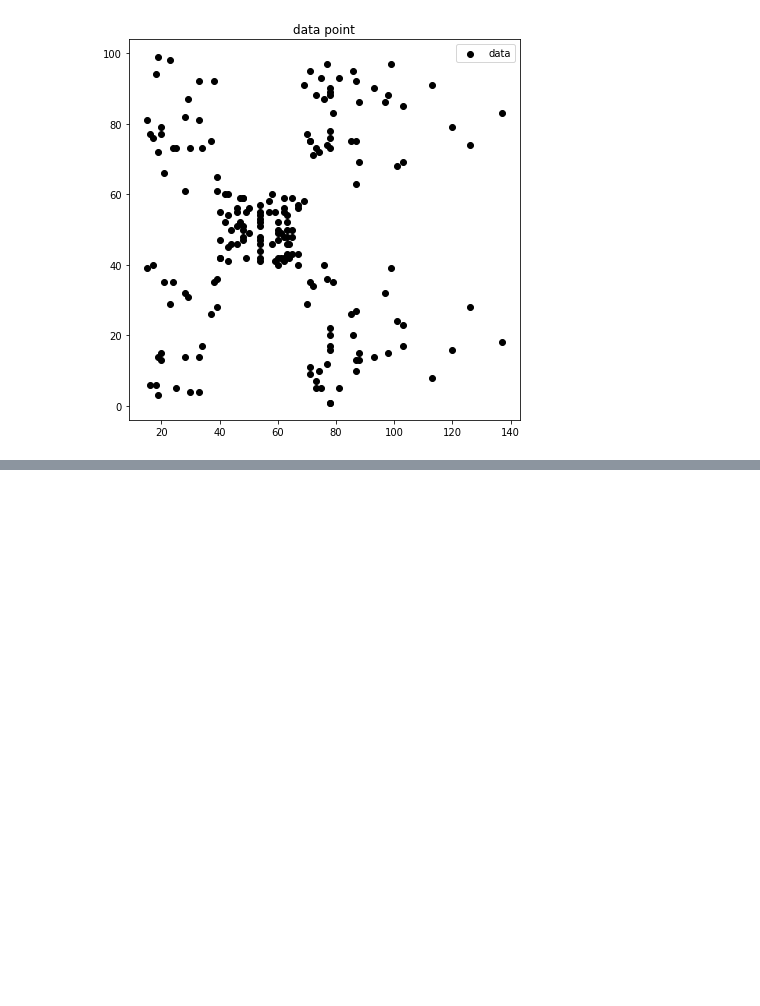
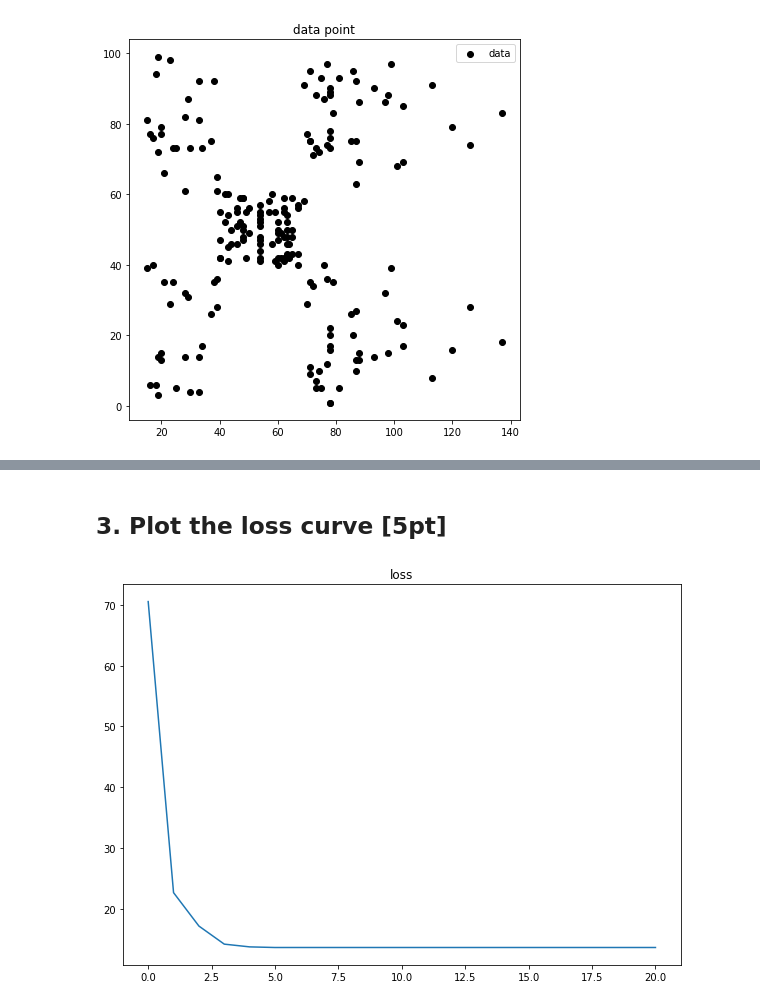
Before and after one commit to wkdthf21/Machine-Learning-Assignment, a Jupyter notebook: 07/assignment #07.ipynb, the cells around one changed output, grey strips where cells are left out. Saved outputs shown, nothing was run; the diff lists cells and outputs as text; code cells hidden in the pictures; blank space fills up the shorter version.

```diff
--- a/07/assignment #07.ipynb
+++ b/07/assignment #07.ipynb
@@ -256,0 +275,9 @@ plt.show()
+# %% [markdown]
+## 3. Plot the loss curve [5pt]
+# %%
+plt.figure(figsize = (10, 7))
+plt.plot(loss_list)
+plt.title('loss')
+plt.show()
+# %% [output]
+[figure, added]
```
Also changed, not shown: parts of 7 cells of this notebook.
